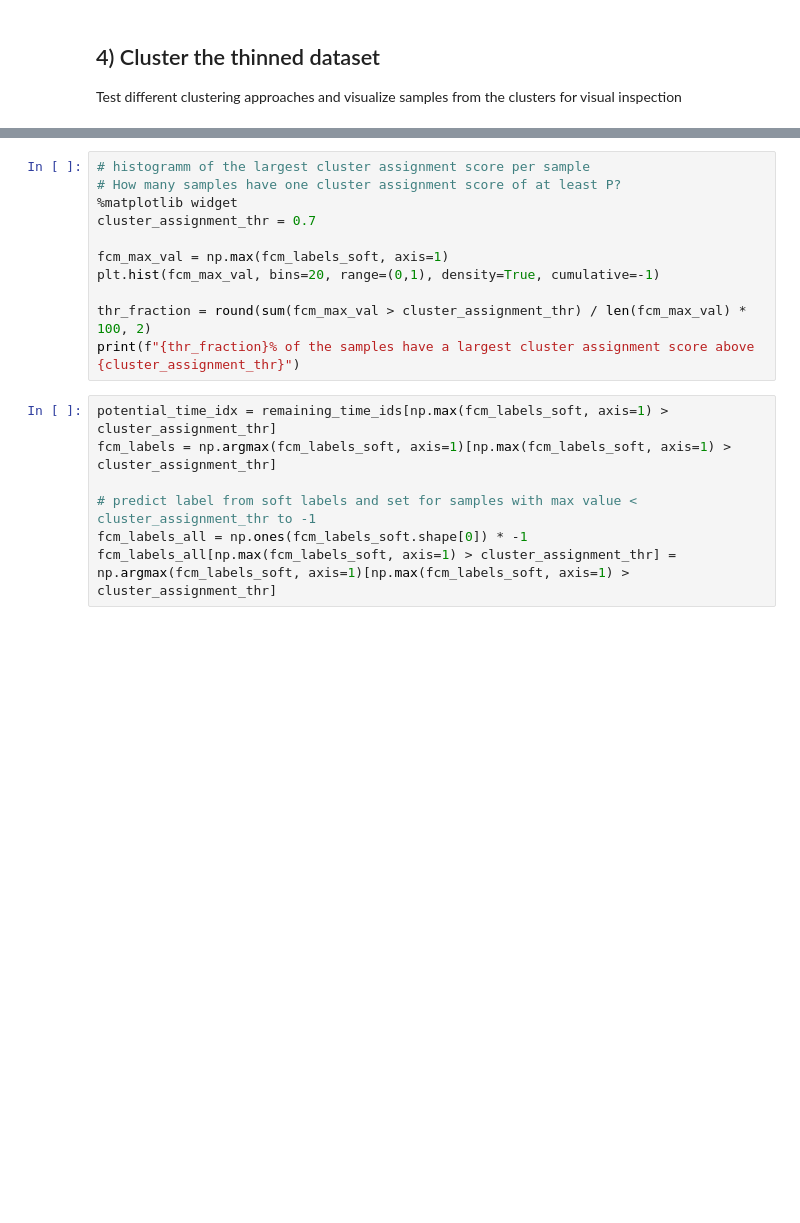
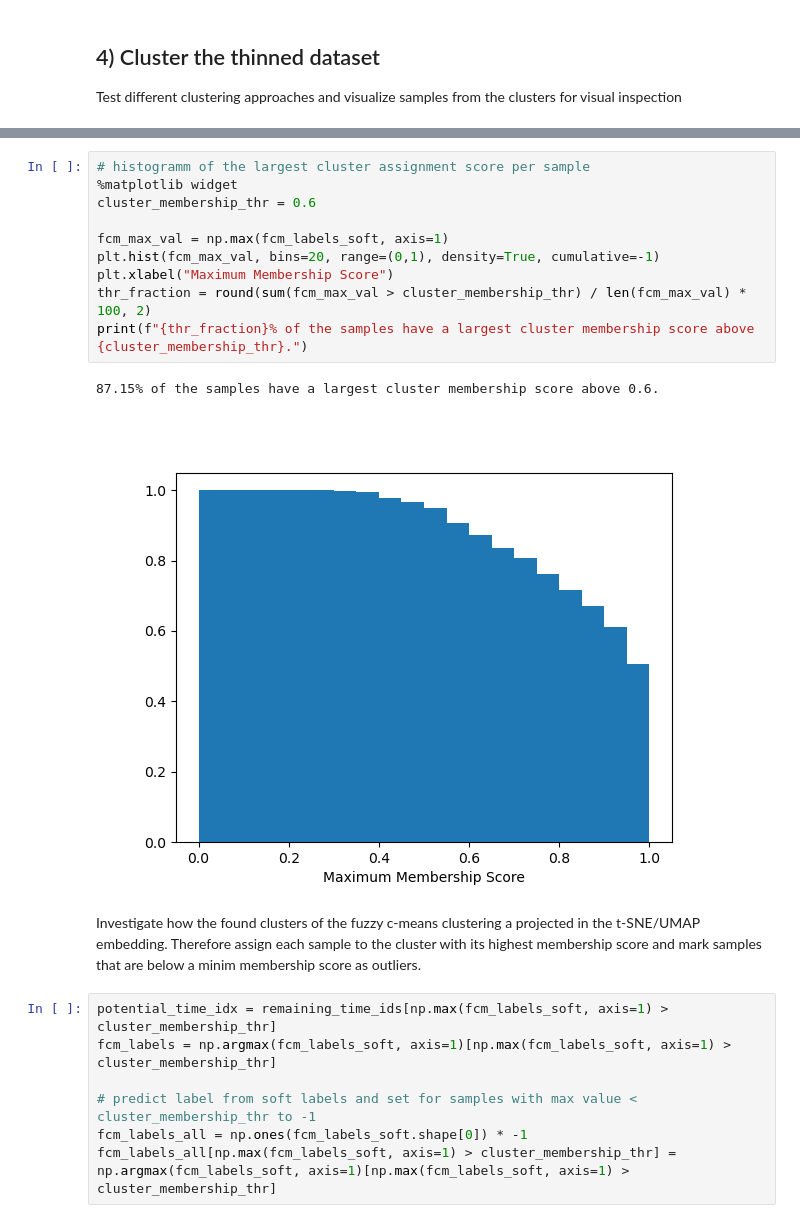
Before and after one commit to kaloeffler/VAME, a Jupyter notebook: analysis_scripts/visualize_latent_space.ipynb, the cells around one changed output, grey strips where cells are left out. Drawn from its saved outputs; the diff is of its cells as text; blank space fills up the shorter version.

```diff
--- a/analysis_scripts/visualize_latent_space.ipynb
+++ b/analysis_scripts/visualize_latent_space.ipynb
@@ -353,21 +460,25 @@ sns.histplot(data=fcm_labels_soft,binrange=(0,1), bins=20)
 # %%
 # histogramm of the largest cluster assignment score per sample
-# How many samples have one cluster assignment score of at least P?
 %matplotlib widget
-cluster_assignment_thr = 0.7
+cluster_membership_thr = 0.6
 
 fcm_max_val = np.max(fcm_labels_soft, axis=1)
 plt.hist(fcm_max_val, bins=20, range=(0,1), density=True, cumulative=-1)
-
-thr_fraction = round(sum(fcm_max_val > cluster_assignment_thr) / len(fcm_max_val) * 100, 2)
-print(f"{thr_fraction}% of the samples have a largest cluster assignment score above {cluster_assignment_thr}")
+plt.xlabel("Maximum Membership Score")
+thr_fraction = round(sum(fcm_max_val > cluster_membership_thr) / len(fcm_max_val) * 100, 2)
+print(f"{thr_fraction}% of the samples have a largest cluster membership score above {cluster_membership_thr}.")
+# %% [output]
+87.15% of the samples have a largest cluster membership score above 0.6.
+[figure, added]
+# %% [markdown]
+Investigate how the found clusters of the fuzzy c-means clustering a projected in the t-SNE/UMAP embedding. Therefore assign each sample to the cluster with its highest membership score and mark samples that are below a minim membership score as outliers.
 # %%
-potential_time_idx = remaining_time_ids[np.max(fcm_labels_soft, axis=1) > cluster_assignment_thr]
-fcm_labels = np.argmax(fcm_labels_soft, axis=1)[np.max(fcm_labels_soft, axis=1) > cluster_assignment_thr]
+potential_time_idx = remaining_time_ids[np.max(fcm_labels_soft, axis=1) > cluster_membership_thr]
+fcm_labels = np.argmax(fcm_labels_soft, axis=1)[np.max(fcm_labels_soft, axis=1) > cluster_membership_thr]
 
-# predict label from soft labels and set for samples with max value < cluster_assignment_thr to -1
+# predict label from soft labels and set for samples with max value < cluster_membership_thr to -1
 fcm_labels_all = np.ones(fcm_labels_soft.shape[0]) * -1
-fcm_labels_all[np.max(fcm_labels_soft, axis=1) > cluster_assignment_thr] = np.argmax(fcm_labels_soft, axis=1)[np.max(fcm_labels_soft, axis=1) > cluster_assignment_thr]
+fcm_labels_all[np.max(fcm_labels_soft, axis=1) > cluster_membership_thr] = np.argmax(fcm_labels_soft, axis=1)[np.max(fcm_labels_soft, axis=1) > cluster_membership_thr]
 # %%
 # overlay found clusters with t-SNE / UMAP Projection
 %matplotlib widget
```
Also changed, not shown: parts of 37 cells of this notebook.
